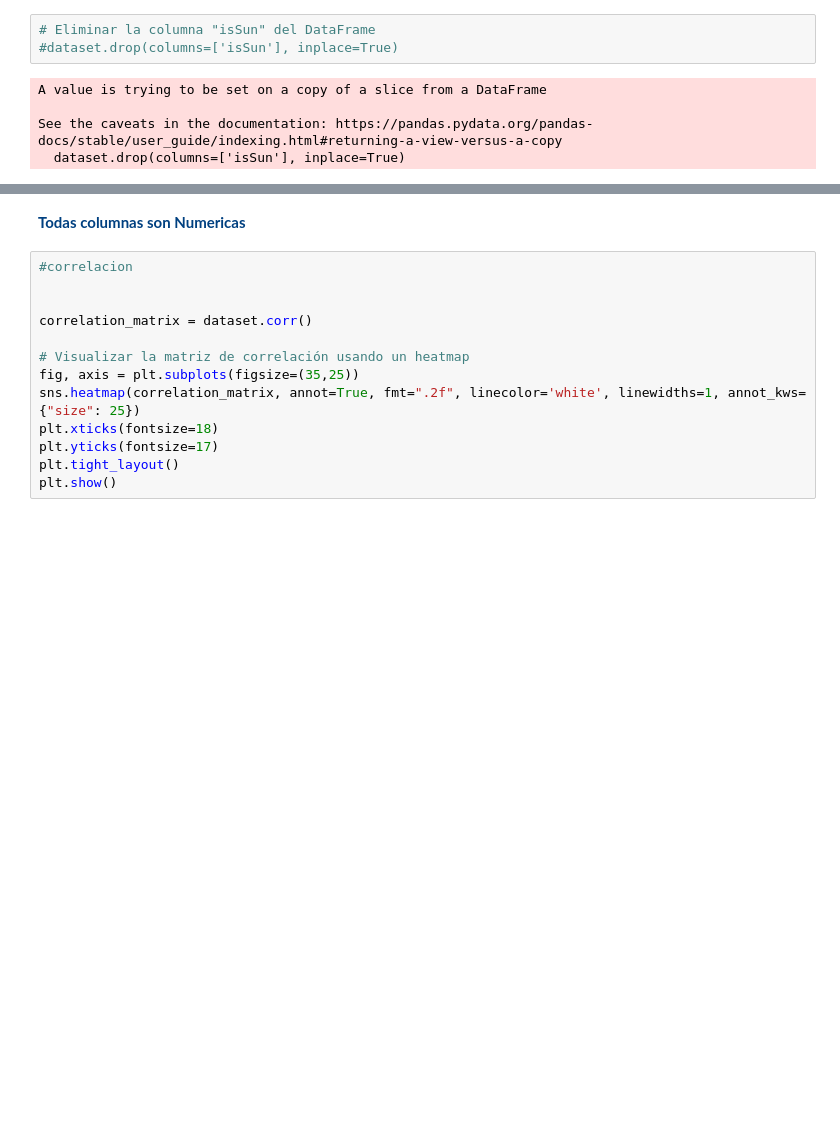
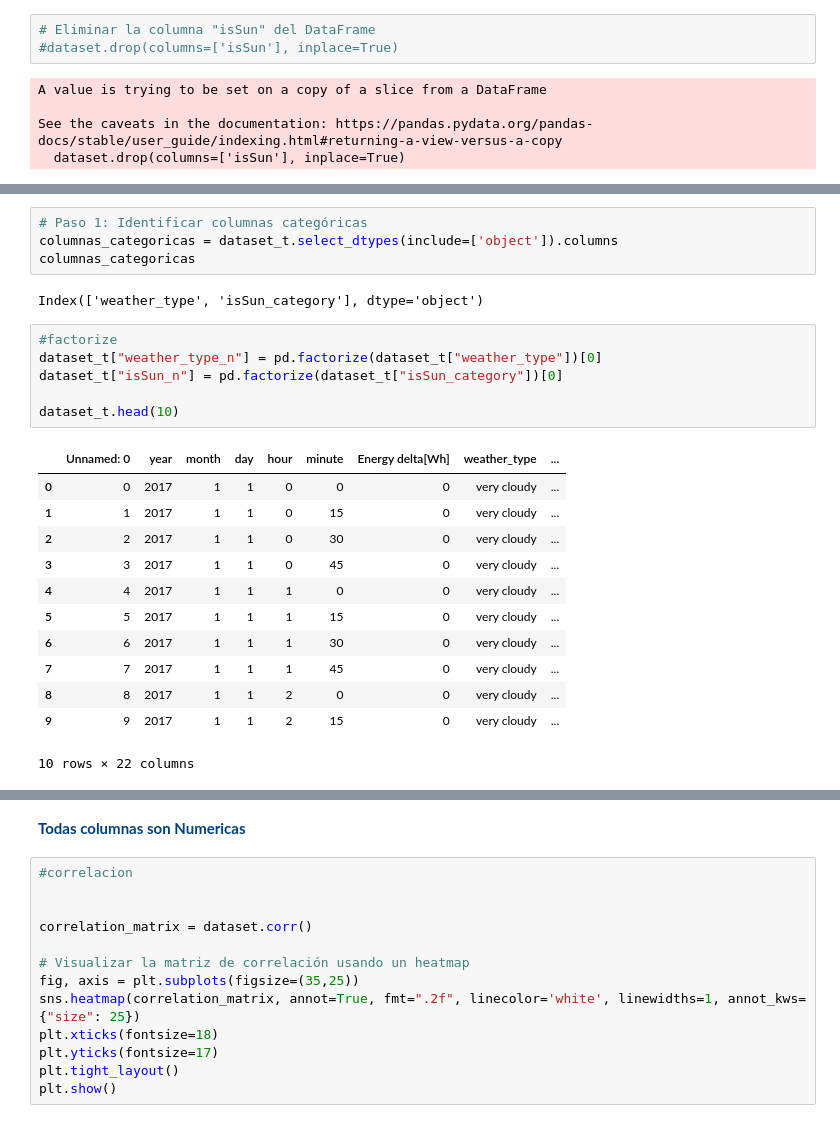
Before and after one commit to 4GeeksAcademy/Kurganova_ProyectoFin, a Jupyter notebook: src/explore.ipynb, the cells around one changed output, grey strips where cells are left out. Cells and saved outputs as stored; diff of their text form; blank space fills up the shorter version.

```diff
--- a/src/explore.ipynb
+++ b/src/explore.ipynb
@@ -316,0 +497,25 @@ See the caveats in the documentation: https://pandas.pydata.org/pandas-docs/stab
+# %%
+# Paso 1: Identificar columnas categóricas
+columnas_categoricas = dataset_t.select_dtypes(include=['object']).columns
+columnas_categoricas
+# %% [output]
+Index(['weather_type', 'isSun_category'], dtype='object')
+# %%
+#factorize
+dataset_t["weather_type_n"] = pd.factorize(dataset_t["weather_type"])[0]
+dataset_t["isSun_n"] = pd.factorize(dataset_t["isSun_category"])[0]
+
+dataset_t.head(10)
+# %% [output]
+|  | Unnamed: 0 | year | month | day | hour | minute | Energy delta[Wh] | weather_type | ... |
+| 0 | 0 | 2017 | 1 | 1 | 0 | 0 | 0 | very cloudy | ... |
+| 1 | 1 | 2017 | 1 | 1 | 0 | 15 | 0 | very cloudy | ... |
+| 2 | 2 | 2017 | 1 | 1 | 0 | 30 | 0 | very cloudy | ... |
+| 3 | 3 | 2017 | 1 | 1 | 0 | 45 | 0 | very cloudy | ... |
+| 4 | 4 | 2017 | 1 | 1 | 1 | 0 | 0 | very cloudy | ... |
+| 5 | 5 | 2017 | 1 | 1 | 1 | 15 | 0 | very cloudy | ... |
+| 6 | 6 | 2017 | 1 | 1 | 1 | 30 | 0 | very cloudy | ... |
+| 7 | 7 | 2017 | 1 | 1 | 1 | 45 | 0 | very cloudy | ... |
+| 8 | 8 | 2017 | 1 | 1 | 2 | 0 | 0 | very cloudy | ... |
+| 9 | 9 | 2017 | 1 | 1 | 2 | 15 | 0 | very cloudy | ... |
+10 rows × 22 columns
```
Also changed, not shown: parts of 30 cells of this notebook, 4 other files.
